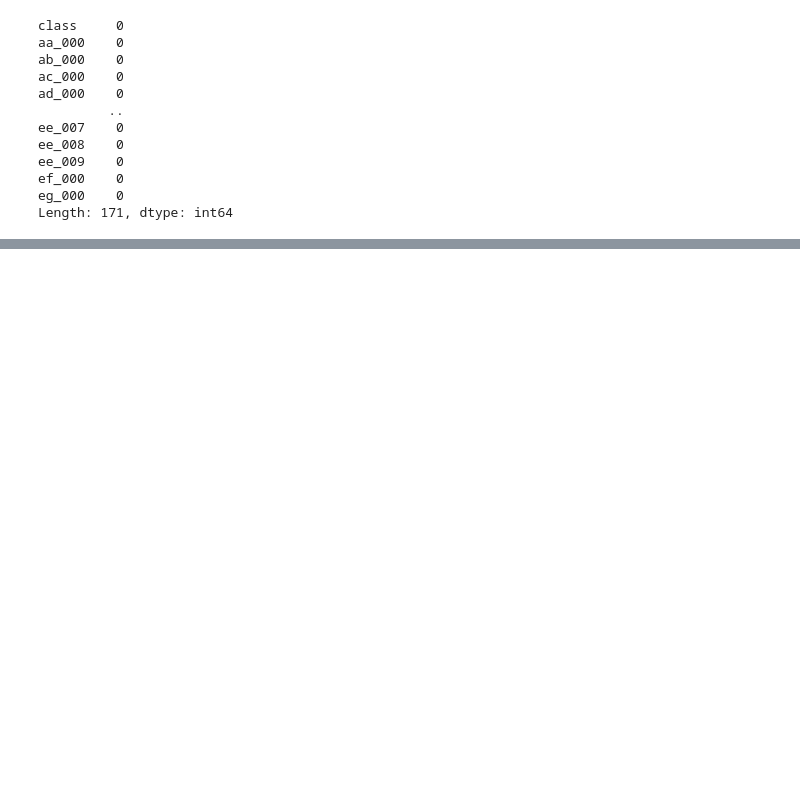
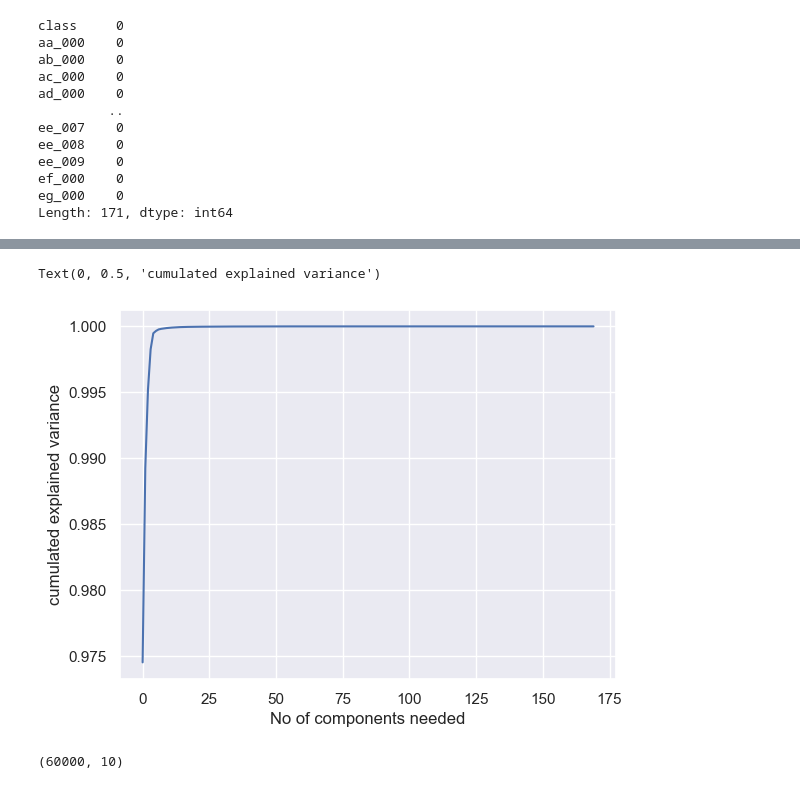
Before and after one commit to TatiHelena/DataPreparation, a Jupyter notebook: TatianeHelenAlves_DPrepHDip_CA1.ipynb, the cells around one changed output, grey strips where cells are left out. Cells and saved outputs as stored; diff of their text form; code cells hidden in the pictures; blank space fills up the shorter version.

```diff
--- a/TatianeHelenAlves_DPrepHDip_CA1.ipynb
+++ b/TatianeHelenAlves_DPrepHDip_CA1.ipynb
@@ -107,0 +256,9 @@ Length: 171, dtype: int64
+# %%
+pca = PCA().fit(aps_test)
+# %%
+plt.plot(np.cumsum(pca.explained_variance_ratio_))
+plt.xlabel("No of components needed")
+plt.ylabel("cumulated explained variance")
+# %% [output]
+Text(0, 0.5, 'cumulated explained variance')
+[figure, added]
@@ -107,0 +268,4 @@ Length: 171, dtype: int64
+# %%
+projected.shape
+# %% [output]
+(60000, 10)
```
Also changed, not shown: parts of 39 cells of this notebook.
